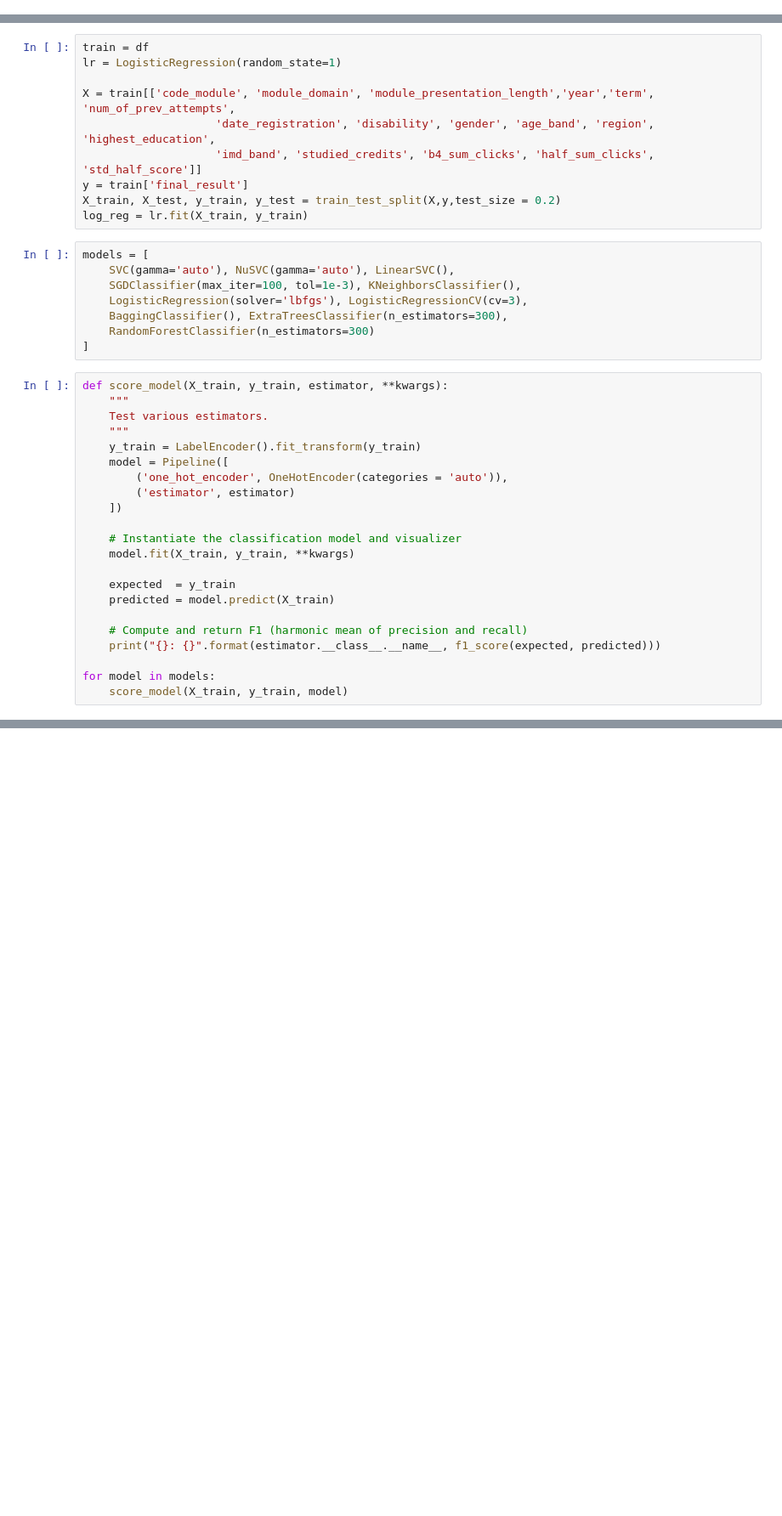
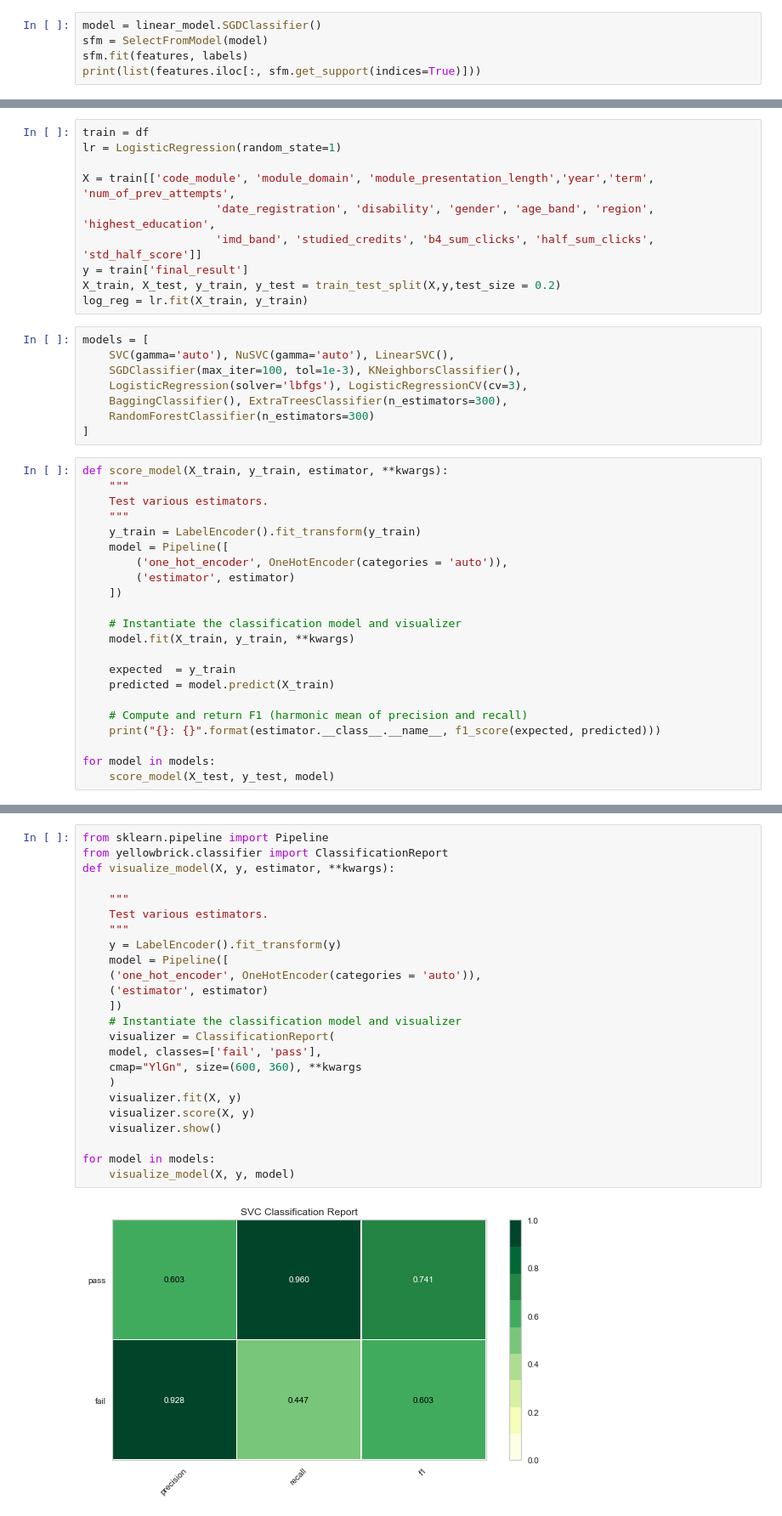
Before and after one commit to georgetown-analytics/University-Learning-Analytics, a Jupyter notebook: code/feature analysis/Feature Analysis STEM 2013.ipynb, the cells around one changed output, grey strips where cells are left out. Shown at 85% size. Cells and saved outputs as stored; diff of their text form; blank space fills up the shorter version.

```diff
--- a/code/feature analysis/Feature Analysis STEM 2013.ipynb
+++ b/code/feature analysis/Feature Analysis STEM 2013.ipynb
@@ -293,0 +366,5 @@ print(list(features.iloc[:, sfm.get_support(indices=True)]))
+# %%
+model = linear_model.SGDClassifier()
+sfm = SelectFromModel(model)
+sfm.fit(features, labels)
+print(list(features.iloc[:, sfm.get_support(indices=True)]))
@@ -344,5 +423,5 @@ def score_model(X_train, y_train, estimator, **kwargs):
     print("{}: {}".format(estimator.__class__.__name__, f1_score(expected, predicted)))
 
 for model in models:
-    score_model(X_train, y_train, model)
+    score_model(X_test, y_test, model)
 # %% [output]
@@ -357,0 +438,26 @@ ExtraTreesClassifier: 1.0
+# %%
+from sklearn.pipeline import Pipeline
+from yellowbrick.classifier import ClassificationReport
+def visualize_model(X, y, estimator, **kwargs):
+
+    """
+    Test various estimators.
+    """
+    y = LabelEncoder().fit_transform(y)
+    model = Pipeline([
+    ('one_hot_encoder', OneHotEncoder(categories = 'auto')),
+    ('estimator', estimator)
+    ])
+    # Instantiate the classification model and visualizer
+    visualizer = ClassificationReport(
+    model, classes=['fail', 'pass'],
+    cmap="YlGn", size=(600, 360), **kwargs
+    )
+    visualizer.fit(X, y)
+    visualizer.score(X, y)
+    visualizer.show()
+
+for model in models:
+    visualize_model(X, y, model)
+# %% [output]
+[figure, added]
```
Also changed, not shown: parts of 38 cells of this notebook.
